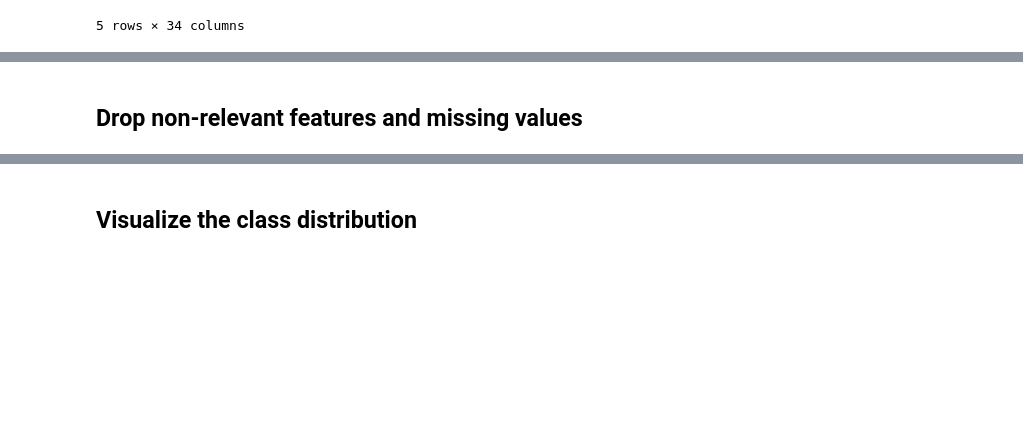
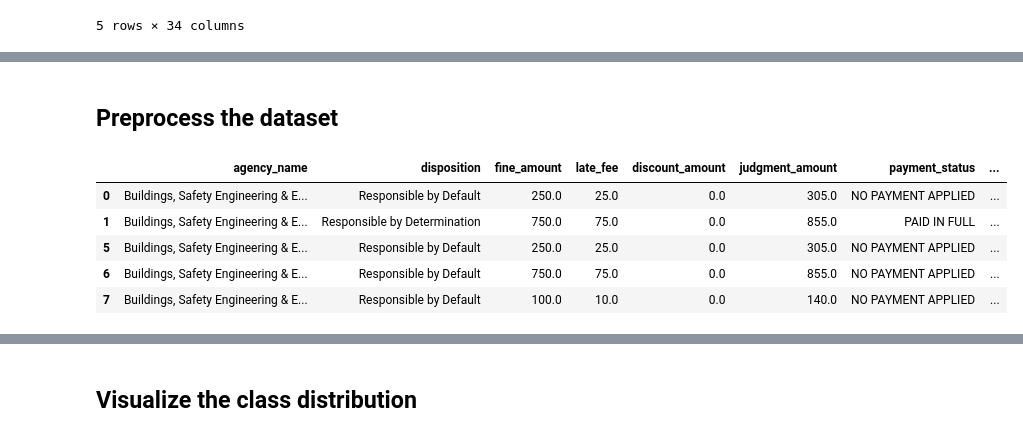
Before and after one commit to LuisAngelMendozaVelasco/luisangelmendozavelasco.github.io, a Jupyter notebook: _portfolio/Applied_Data_Science_with_Python_Specialization/portfolio-4.ipynb, the cells around one changed output, grey strips where cells are left out. Saved outputs shown, nothing was run; the diff lists cells and outputs as text; code cells hidden in the pictures; blank space fills up the shorter version.

```diff
--- a/_portfolio/Applied_Data_Science_with_Python_Specialization/portfolio-4.ipynb
+++ b/_portfolio/Applied_Data_Science_with_Python_Specialization/portfolio-4.ipynb
@@ -70,6 +21,7 @@ import folium
 # %%
-df_original_data = pd.read_csv('./train.csv', encoding="ISO-8859-1", low_memory=False)
-df_original_data.head()
+data_url = 'https://raw.githubusercontent.com/LuisAngelMendozaVelasco/Applied_Data_Science_with_Python_Specialization/main/Applied_Machine_Learning_in_Python/Week4/Labs/data/train.csv.gz'
+df_data = pd.read_csv(data_url, encoding="ISO-8859-1", low_memory=False)
+df_data.head()
 # %% [output]
 |  | ticket_id | agency_name | inspector_name | violator_name | violation_street_number | violation_street_name | ... |
 | 0 | 22056 | Buildings, Safety Engineering & E... | Sims, Martinzie | INVESTMENT INC., MIDWEST MORTGAGE | 2900.0 | TYLER | ... |
@@ -120,10 +157,17 @@ df_merged_data = df_original_data.merge(df_addresses_latlons, on="ticket_id")
-# %% [markdown]
-## Drop non-relevant features and missing values
+# %% [markdown]
+## Preprocess the dataset
 # %%
-df_reduced_data = df_merged_data[df_merged_data['country'] == "USA"]
-
 drop_columns = ['ticket_id', 'inspector_name', 'violator_name', 'violation_street_number', 'violation_street_name', 'violation_zip_code',
                 'mailing_address_str_number', 'mailing_address_str_name', 'city', 'state', 'zip_code', 'non_us_str_code', 'country', 'ticket_issued_date',
                 'hearing_date', 'violation_description', 'violation_code', 'admin_fee', 'state_fee', 'clean_up_cost', 'grafitti_status', 'payment_amount',
-                'balance_due', 'payment_date', 'payment_status', 'collection_status', 'compliance_detail', 'address']
-df_reduced_data = df_reduced_data.drop(drop_columns, axis=1).dropna()
+                'balance_due', 'payment_date', 'collection_status', 'compliance_detail', 'address']
+
+df_reduced = df[df['country'] == "USA"].drop(drop_columns, axis=1).dropna()
+df_reduced.head()
+# %% [output]
+|  | agency_name | disposition | fine_amount | late_fee | discount_amount | judgment_amount | payment_status | ... |
+| 0 | Buildings, Safety Engineering & E... | Responsible by Default | 250.0 | 25.0 | 0.0 | 305.0 | NO PAYMENT APPLIED | ... |
+| 1 | Buildings, Safety Engineering & E... | Responsible by Determination | 750.0 | 75.0 | 0.0 | 855.0 | PAID IN FULL | ... |
+| 5 | Buildings, Safety Engineering & E... | Responsible by Default | 250.0 | 25.0 | 0.0 | 305.0 | NO PAYMENT APPLIED | ... |
+| 6 | Buildings, Safety Engineering & E... | Responsible by Default | 750.0 | 75.0 | 0.0 | 855.0 | NO PAYMENT APPLIED | ... |
+| 7 | Buildings, Safety Engineering & E... | Responsible by Default | 100.0 | 10.0 | 0.0 | 140.0 | NO PAYMENT APPLIED | ... |
```
Also changed, not shown: parts of 35 cells of this notebook, 40 other files.
